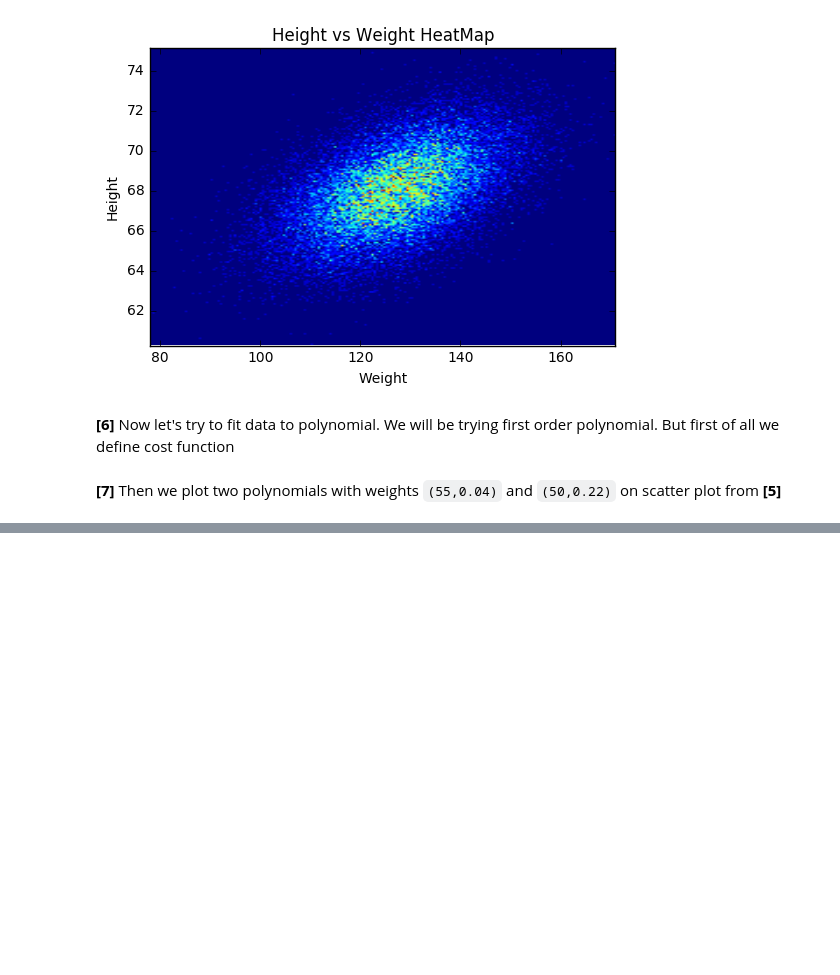
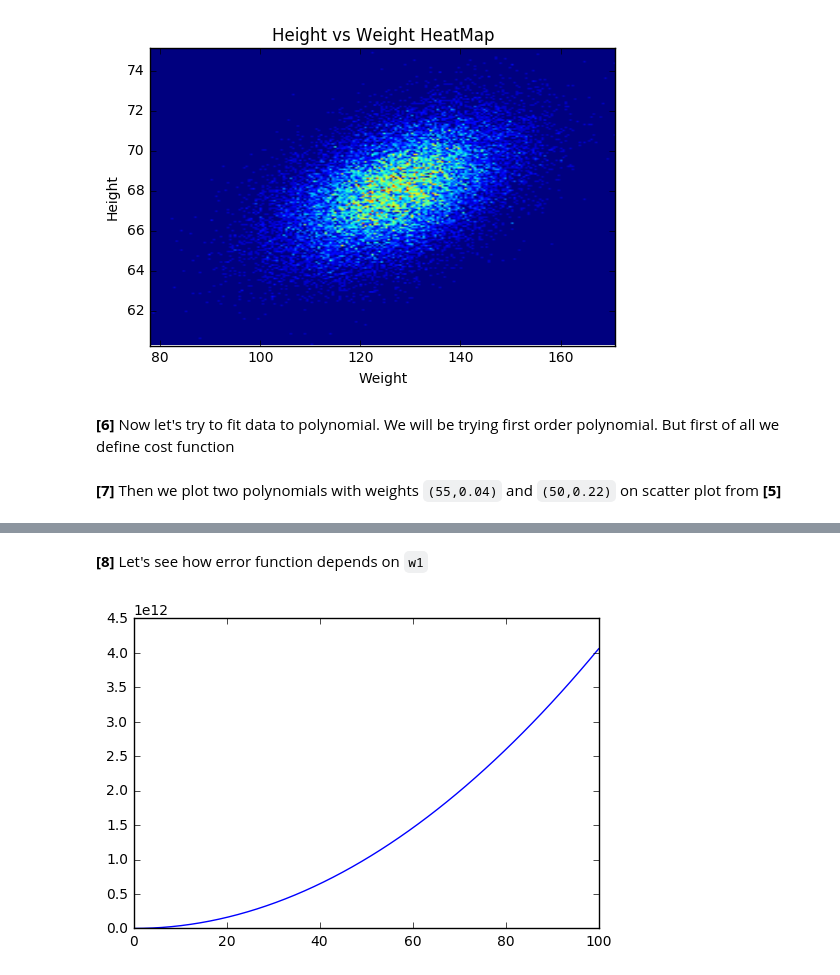
Before and after one commit to EvdokimovN/S7DataScience, a Jupyter notebook: S7DataScience.ipynb, the cells around one changed output, grey strips where cells are left out. Cells and saved outputs as stored; diff of their text form; code cells hidden in the pictures; blank space fills up the shorter version.

```diff
--- a/S7DataScience.ipynb
+++ b/S7DataScience.ipynb
@@ -164,0 +165,13 @@ plt.show()
+# %% [markdown]
+**[8]** Let's see how error function depends on `w1`
+# %%
+w0 = 50
+w1 = np.linspace(0, 100)
+y = []
+for w in w1:
+    y.append(error(w0,w,df[height_column_index], df[weight_column_index]))
+plt.figure()
+plt.plot(w1, y)
+plt.show()
+# %% [output]
+[figure, added]
```
Also changed, not shown: parts of 1 cell of this notebook.
